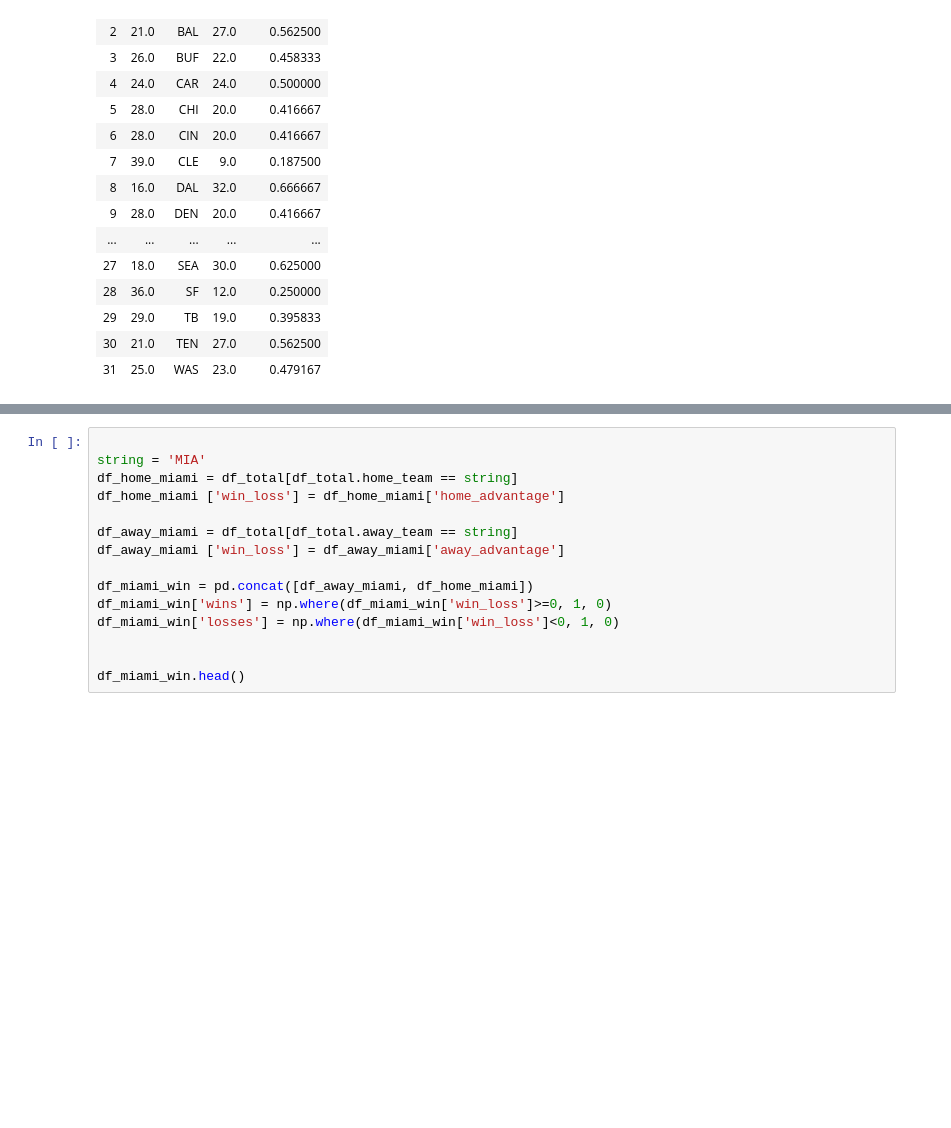
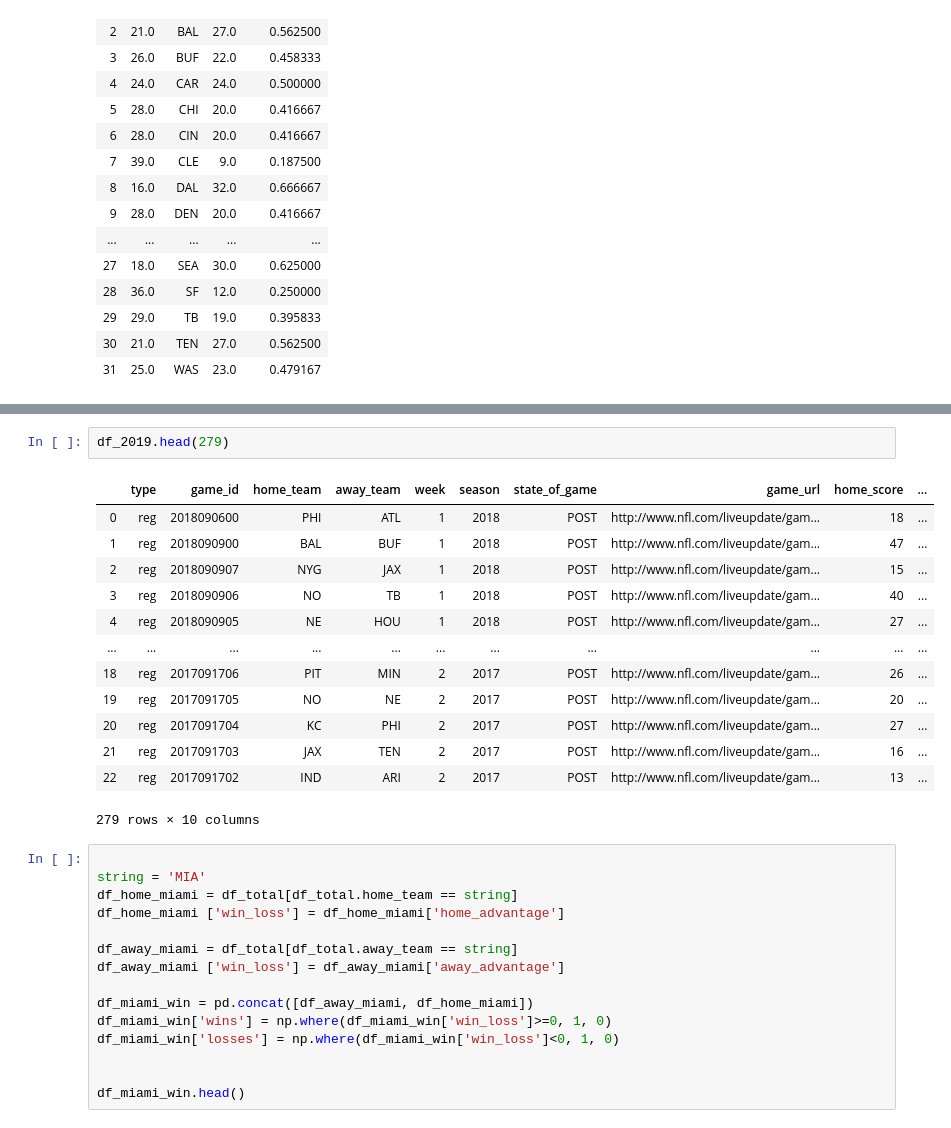
Before and after one commit to sdh12345/nflscrapR-data, a Jupyter notebook: games_data/regular_season/2018 manipulations.ipynb, the cells around one changed output, grey strips where cells are left out. Drawn from its saved outputs; the diff is of its cells as text; blank space fills up the shorter version.

```diff
--- a/games_data/regular_season/2018 manipulations.ipynb
+++ b/games_data/regular_season/2018 manipulations.ipynb
@@ -251,3 +321,19 @@ def
+# %%
+df_2019.head(279)
+# %% [output]
+|  | type | game_id | home_team | away_team | week | season | state_of_game | game_url | home_score | ... |
+| 0 | reg | 2018090600 | PHI | ATL | 1 | 2018 | POST | http://www.nfl.com/liveupdate/gam... | 18 | ... |
+| 1 | reg | 2018090900 | BAL | BUF | 1 | 2018 | POST | http://www.nfl.com/liveupdate/gam... | 47 | ... |
+| 2 | reg | 2018090907 | NYG | JAX | 1 | 2018 | POST | http://www.nfl.com/liveupdate/gam... | 15 | ... |
+| 3 | reg | 2018090906 | NO | TB | 1 | 2018 | POST | http://www.nfl.com/liveupdate/gam... | 40 | ... |
+| 4 | reg | 2018090905 | NE | HOU | 1 | 2018 | POST | http://www.nfl.com/liveupdate/gam... | 27 | ... |
+| ... | ... | ... | ... | ... | ... | ... | ... | ... | ... | ... |
+| 18 | reg | 2017091706 | PIT | MIN | 2 | 2017 | POST | http://www.nfl.com/liveupdate/gam... | 26 | ... |
+| 19 | reg | 2017091705 | NO | NE | 2 | 2017 | POST | http://www.nfl.com/liveupdate/gam... | 20 | ... |
+| 20 | reg | 2017091704 | KC | PHI | 2 | 2017 | POST | http://www.nfl.com/liveupdate/gam... | 27 | ... |
+| 21 | reg | 2017091703 | JAX | TEN | 2 | 2017 | POST | http://www.nfl.com/liveupdate/gam... | 16 | ... |
+| 22 | reg | 2017091702 | IND | ARI | 2 | 2017 | POST | http://www.nfl.com/liveupdate/gam... | 13 | ... |
+279 rows × 10 columns
 # %%
 
 string = 'MIA'
```
Also changed, not shown: parts of 3 cells of this notebook.
